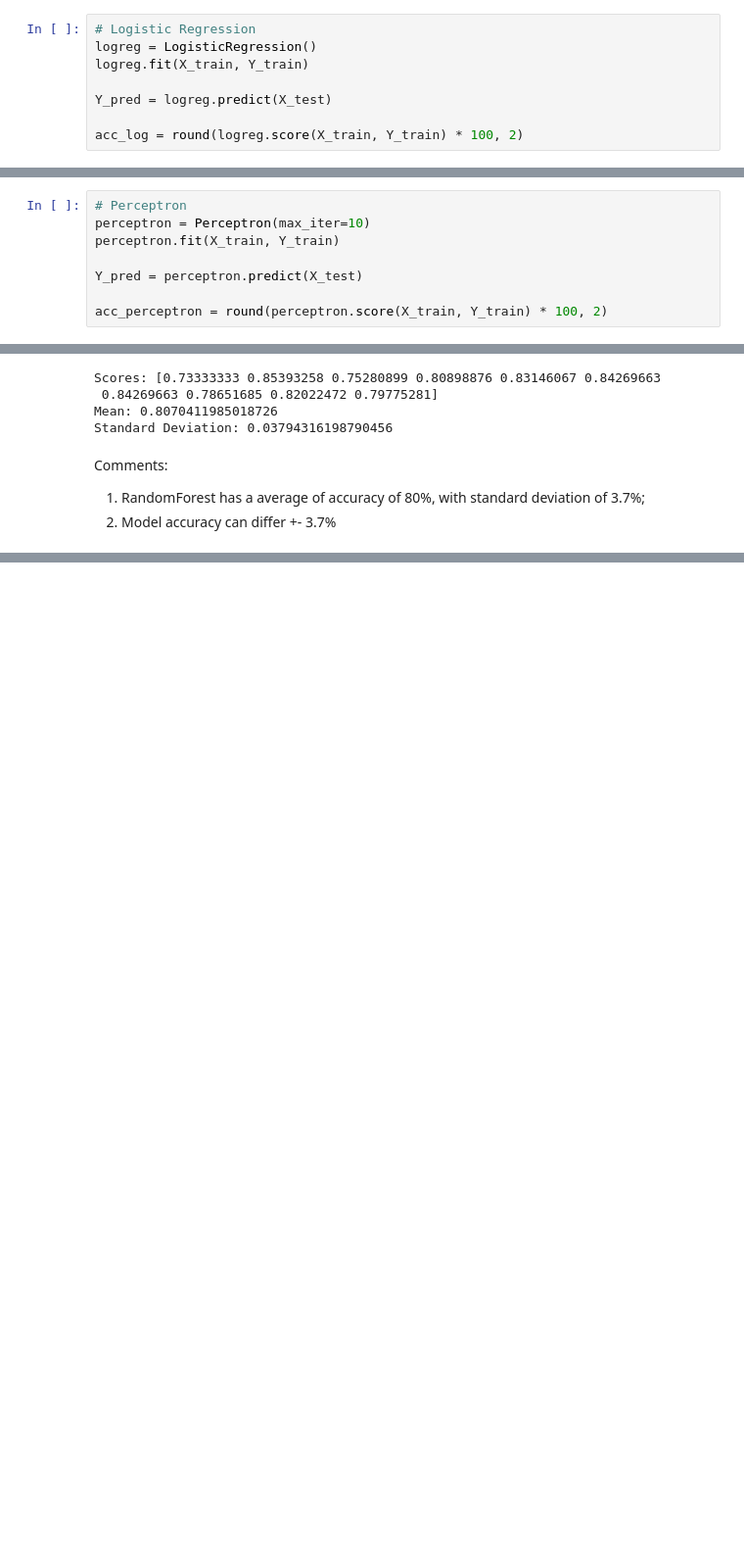
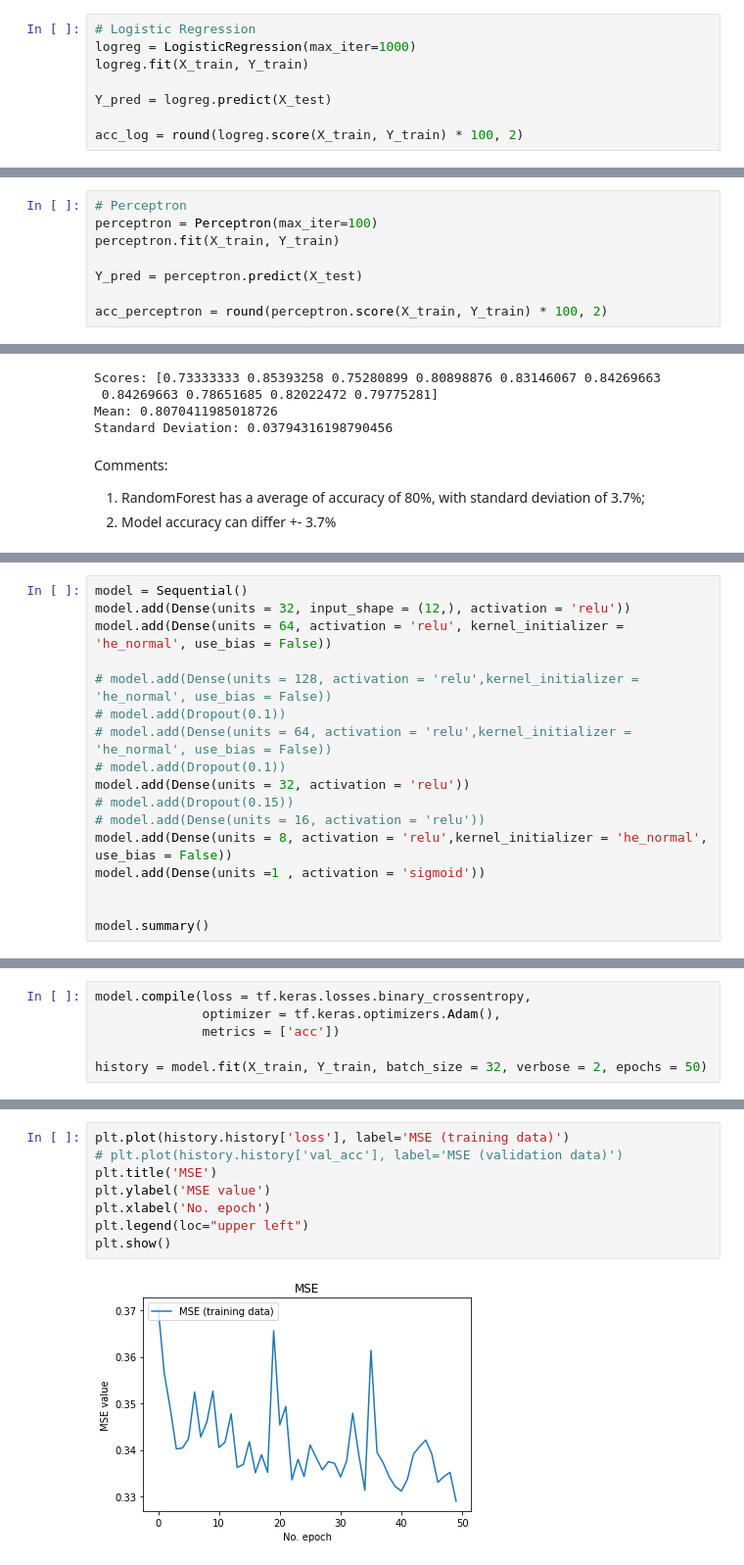
Before and after one commit to SamuelBFG/DL-studies, a Jupyter notebook: Kaggle/Titanic.ipynb, the cells around one changed output, grey strips where cells are left out. Shown: that part at 98% size. Saved outputs shown, nothing was run; the diff lists cells and outputs as text; blank space fills up the shorter version.

```diff
--- a/Kaggle/Titanic.ipynb
+++ b/Kaggle/Titanic.ipynb
@@ -472,7 +468,7 @@ acc_random_forest = round(random_forest.score(X_train, Y_train) * 100, 2)
 • Logistic Regression:
 # %%
 # Logistic Regression
-logreg = LogisticRegression()
+logreg = LogisticRegression(max_iter=1000)
 logreg.fit(X_train, Y_train)
 
 Y_pred = logreg.predict(X_test)
@@ -510,7 +498,7 @@ acc_gaussian = round(gaussian.score(X_train, Y_train) * 100, 2)
 • Perceptron:
 # %%
 # Perceptron
-perceptron = Perceptron(max_iter=10)
+perceptron = Perceptron(max_iter=100)
 perceptron.fit(X_train, Y_train)
 
 Y_pred = perceptron.predict(X_test)
@@ -587,0 +593,17 @@ Comments:
+# %%
+model = Sequential()
+model.add(Dense(units = 32, input_shape = (12,), activation = 'relu'))
+model.add(Dense(units = 64, activation = 'relu', kernel_initializer = 'he_normal', use_bias = False))
+
+# model.add(Dense(units = 128, activation = 'relu',kernel_initializer = 'he_normal', use_bias = False))
+# model.add(Dropout(0.1))
+# model.add(Dense(units = 64, activation = 'relu',kernel_initializer = 'he_normal', use_bias = False))
+# model.add(Dropout(0.1))
+model.add(Dense(units = 32, activation = 'relu'))
+# model.add(Dropout(0.15))
+# model.add(Dense(units = 16, activation = 'relu'))
+model.add(Dense(units = 8, activation = 'relu',kernel_initializer = 'he_normal', use_bias = False))
+model.add(Dense(units =1 , activation = 'sigmoid'))
+
+
+model.summary()
@@ -587,0 +629,6 @@ Comments:
+# %%
+model.compile(loss = tf.keras.losses.binary_crossentropy,
+              optimizer = tf.keras.optimizers.Adam(),
+              metrics = ['acc'])
+
+history = model.fit(X_train, Y_train, batch_size = 32, verbose = 2, epochs = 50)
@@ -587,0 +653,10 @@ Comments:
+# %%
+plt.plot(history.history['loss'], label='MSE (training data)')
+# plt.plot(history.history['val_acc'], label='MSE (validation data)')
+plt.title('MSE')
+plt.ylabel('MSE value')
+plt.xlabel('No. epoch')
+plt.legend(loc="upper left")
+plt.show()
+# %% [output]
+[figure, added]
```
Also changed, not shown: parts of 22 cells of this notebook.
